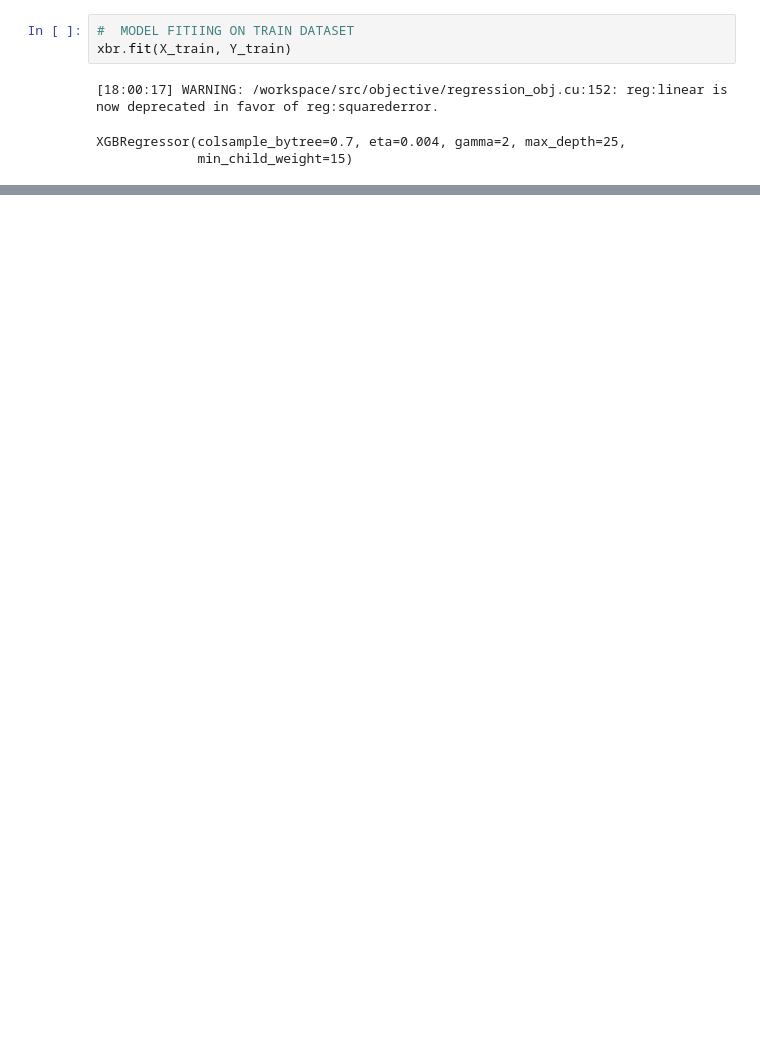
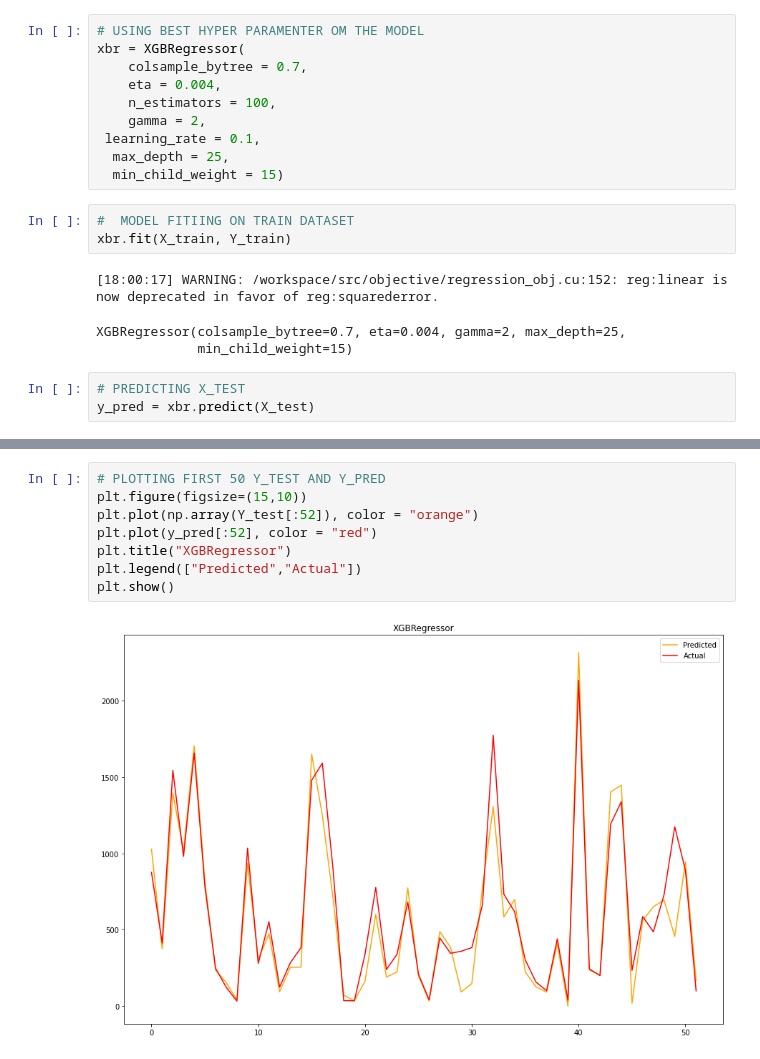
Before and after one commit to Sharaffin/bike_sharing_demand, a Jupyter notebook: Copy_of_bike_sharing_main.ipynb, the cells around one changed output, grey strips where cells are left out. Saved outputs shown, nothing was run; the diff lists cells and outputs as text; blank space fills up the shorter version.

```diff
--- a/Copy_of_bike_sharing_main.ipynb
+++ b/Copy_of_bike_sharing_main.ipynb
@@ -1085,6 +1085,16 @@ rf_grid.best_params_
  'eta': 0.004,
  'max_depth': 20,
  'min_child_weight': 20}
+# %%
+# USING BEST HYPER PARAMENTER OM THE MODEL
+xbr = XGBRegressor(
+    colsample_bytree = 0.7,
+    eta = 0.004,
+    n_estimators = 100,
+    gamma = 2,
+ learning_rate = 0.1,
+  max_depth = 25,
+  min_child_weight = 15)
 # %%
 #  MODEL FITIING ON TRAIN DATASET
 xbr.fit(X_train, Y_train)
@@ -1092,3 +1102,6 @@ xbr.fit(X_train, Y_train)
 [18:00:17] WARNING: /workspace/src/objective/regression_obj.cu:152: reg:linear is now deprecated in favor of reg:squarederror.
 XGBRegressor(colsample_bytree=0.7, eta=0.004, gamma=2, max_depth=25,
              min_child_weight=15)
+# %%
+# PREDICTING X_TEST
+y_pred = xbr.predict(X_test)
@@ -1094,0 +1135,10 @@ XGBRegressor(colsample_bytree=0.7, eta=0.004, gamma=2, max_depth=25,
+# %%
+# PLOTTING FIRST 50 Y_TEST AND Y_PRED
+plt.figure(figsize=(15,10))
+plt.plot(np.array(Y_test[:52]), color = "orange")
+plt.plot(y_pred[:52], color = "red")
+plt.title("XGBRegressor")
+plt.legend(["Predicted","Actual"])
+plt.show()
+# %% [output]
+[figure, added]
```
Also changed, not shown: parts of 13 cells of this notebook.
